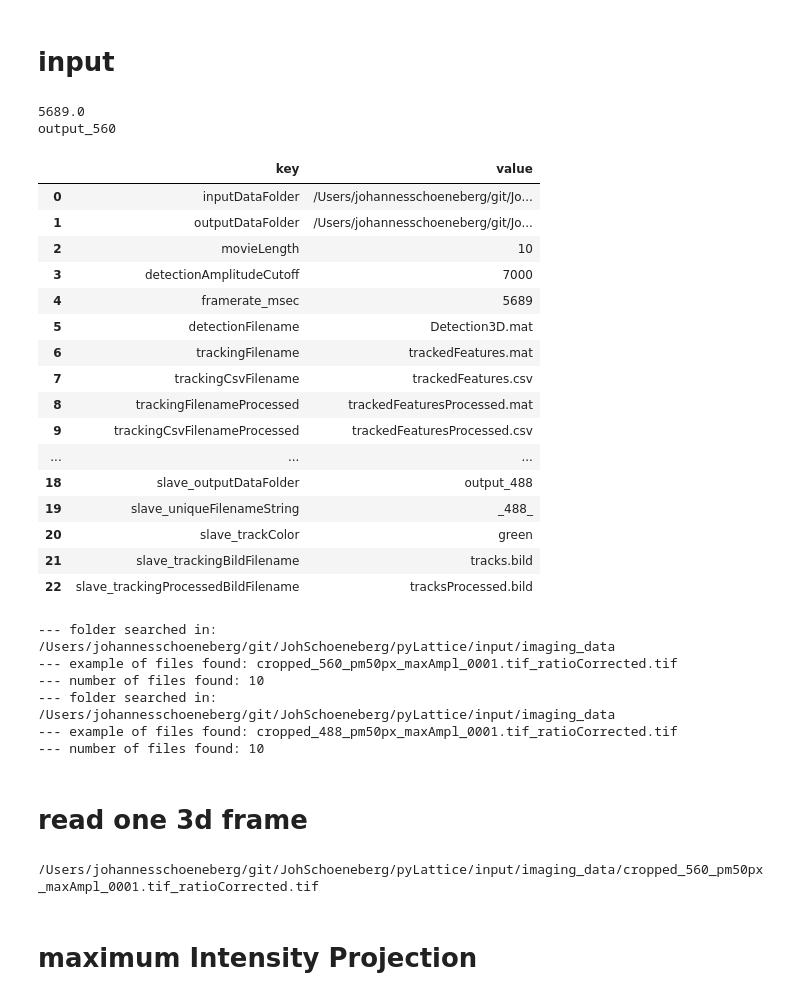
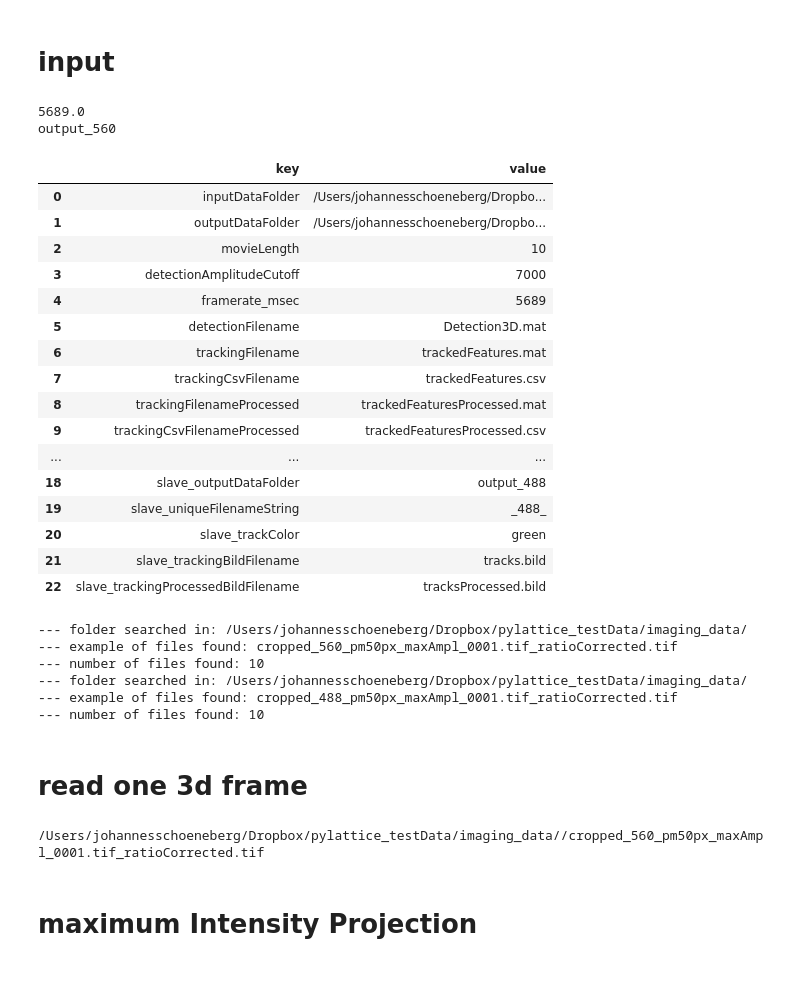
Before and after one commit to pylattice/pyLattice, a Jupyter notebook: src/jupyter/latticeFrame_showFrame.ipynb, the cells around one changed output. Cells and saved outputs as stored; diff of their text form; code cells hidden in the pictures.

```diff
--- a/src/jupyter/latticeFrame_showFrame.ipynb
+++ b/src/jupyter/latticeFrame_showFrame.ipynb
@@ -45,42 +42,42 @@ if not 'workbookDir' in globals():
 # %% [markdown]
 # input
 # %%
-inputParameters = pd.read_csv(workbookDir+'/../../run_test/imaging_data/_inputParameters.csv',names=['key','value'])
+inputParameters = pd.read_csv('/Users/johannesschoeneberg/Dropbox/pylattice_testData/imaging_data/_inputParameters.csv',names=['key','value'])
 
 
 inputDataFolder = inproc.getInputParameter(inputParameters,"inputDataFolder")
 outputDataFolder = inproc.getInputParameter(inputParameters,"outputDataFolder")
 
 trackingCsvFilename = inproc.getInputParameter(inputParameters,"trackingCsvFilename")
 trackingCsvFilenameProcessed = inproc.getInputParameter(inputParameters,"trackingCsvFilenameProcessed")
 
 slave_outputDataFolder  = inproc.getInputParameter(inputParameters,"slave_outputDataFolder")
 master_outputDataFolder  = inproc.getInputParameter(inputParameters,"master_outputDataFolder")
 
 slave_uniqueFilenameString = inproc.getInputParameter(inputParameters,"slave_uniqueFilenameString")
 master_uniqueFilenameString = inproc.getInputParameter(inputParameters,"master_uniqueFilenameString")
 
 
 slave_trackingProcessedBildFilename = inproc.getInputParameter(inputParameters,"slave_trackingProcessedBildFilename")
 master_trackingProcessedBildFilename = inproc.getInputParameter(inputParameters,"master_trackingProcessedBildFilename")
 
 
 
 framerate_msec = float(inproc.getInputParameter(inputParameters,"framerate_msec"))
 movieLength = int(inproc.getInputParameter(inputParameters,"movieLength"))
 
 
 print(framerate_msec)
 
 print(master_outputDataFolder)
 
 inputParameters.style.set_properties(**{'text-align': 'left'})
 # %% [output]
 5689.0
 output_560
 |  | key | value |
-| 0 | inputDataFolder | /Users/johannesschoeneberg/git/Jo... |
-| 1 | outputDataFolder | /Users/johannesschoeneberg/git/Jo... |
+| 0 | inputDataFolder | /Users/johannesschoeneberg/Dropbo... |
+| 1 | outputDataFolder | /Users/johannesschoeneberg/Dropbo... |
 | 2 | movieLength | 10 |
 | 3 | detectionAmplitudeCutoff | 7000 |
 | 4 | framerate_msec | 5689 |
@@ -99,10 +96,10 @@ output_560
 master_filesOfInterest = inproc.getFilenamesOfInputTiffFiles(inputDataFolder,master_uniqueFilenameString)
 slave_filesOfInterest = inproc.getFilenamesOfInputTiffFiles(inputDataFolder,slave_uniqueFilenameString)
 # %% [output]
---- folder searched in: /Users/johannesschoeneberg/git/JohSchoeneberg/pyLattice/input/imaging_data
+--- folder searched in: /Users/johannesschoeneberg/Dropbox/pylattice_testData/imaging_data/
 --- example of files found: cropped_560_pm50px_maxAmpl_0001.tif_ratioCorrected.tif
 --- number of files found: 10
---- folder searched in: /Users/johannesschoeneberg/git/JohSchoeneberg/pyLattice/input/imaging_data
+--- folder searched in: /Users/johannesschoeneberg/Dropbox/pylattice_testData/imaging_data/
 --- example of files found: cropped_488_pm50px_maxAmpl_0001.tif_ratioCorrected.tif
 --- number of files found: 10
 # %% [markdown]
@@ -114,7 +111,7 @@ print(path)
 latticeMovieFrame = skimage.external.tifffile.imread(path)
 latticeMovieFrame_shape = latticeMovieFrame.shape
 # %% [output]
-/Users/johannesschoeneberg/git/JohSchoeneberg/pyLattice/input/imaging_data/cropped_560_pm50px_maxAmpl_0001.tif_ratioCorrected.tif
+/Users/johannesschoeneberg/Dropbox/pylattice_testData/imaging_data//cropped_560_pm50px_maxAmpl_0001.tif_ratioCorrected.tif
 # %% [markdown]
 # maximum Intensity Projection
 # %%
```
Also changed, not shown: parts of 1 cell of this notebook.
